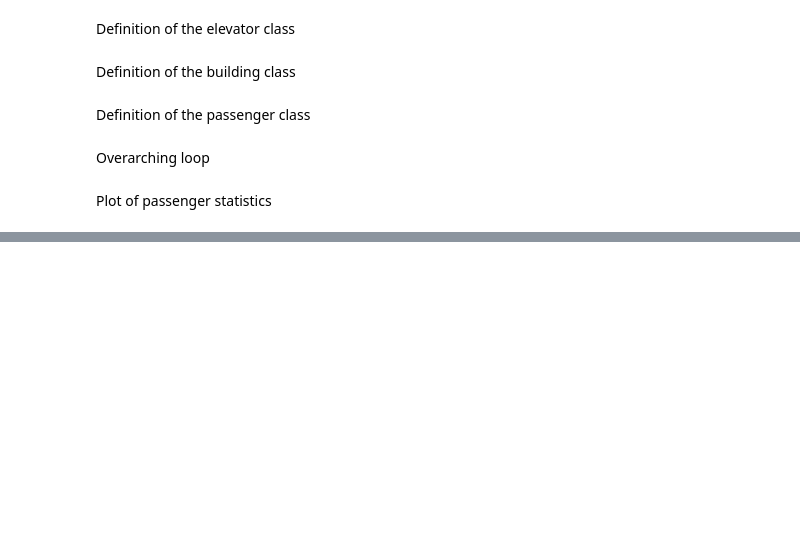
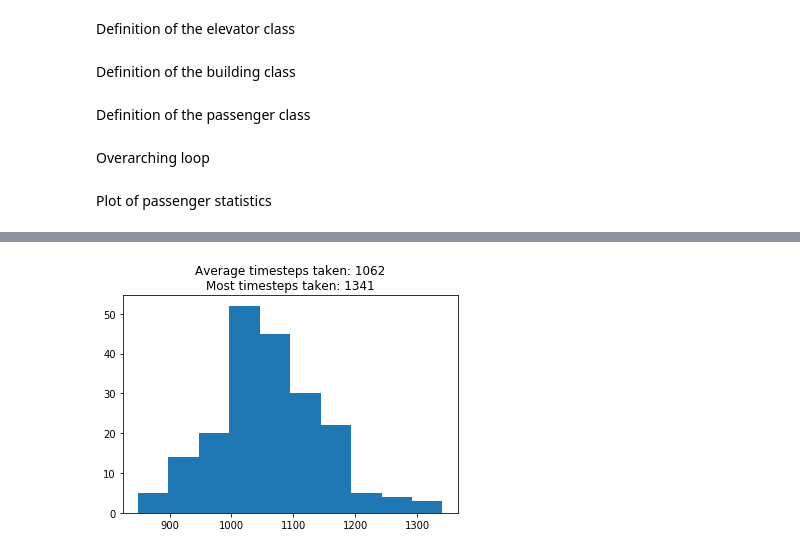
Before and after one commit to Ngort/CS166, a Jupyter notebook: elevator.ipynb, the cells around one changed output, grey strips where cells are left out. Cells and saved outputs as stored; diff of their text form; code cells hidden in the pictures; blank space fills up the shorter version.

```diff
--- a/elevator.ipynb
+++ b/elevator.ipynb
@@ -253,0 +262,12 @@ plt.show()
+# %%
+timesteps = []
+
+for _ in range(200):
+    timesteps.append(simulate_elevator(N=N,F=F,C=C,T=T,seed=_)['timesteps'])
+
+plt.hist(timesteps)
+plt.title('Average timesteps taken: '+str(int(np.mean(timesteps)))+'\nMost timesteps taken: '+str(max(timesteps)))
+plt.xaxi
+plt.show()
+# %% [output]
+[figure, added]
```
Also changed, not shown: parts of 7 cells of this notebook.
